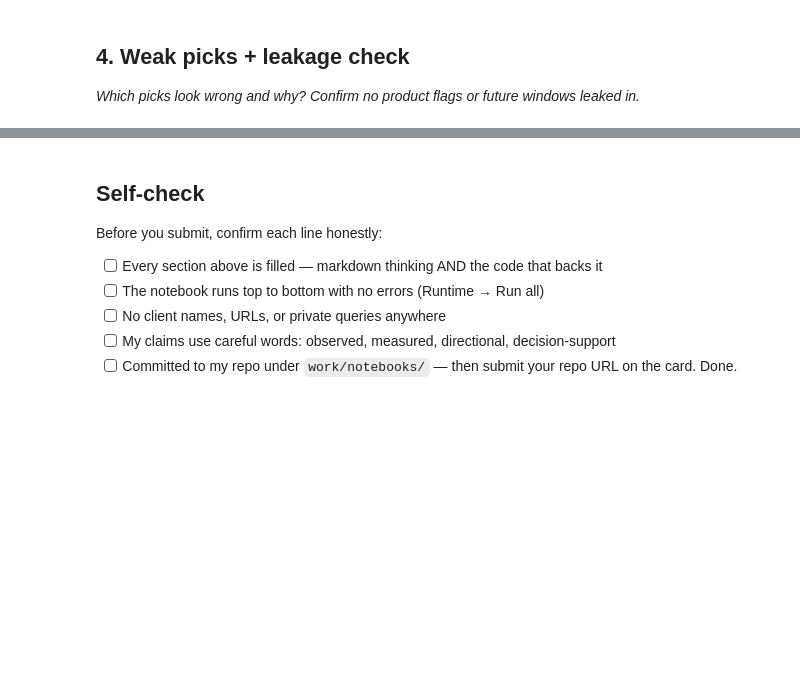
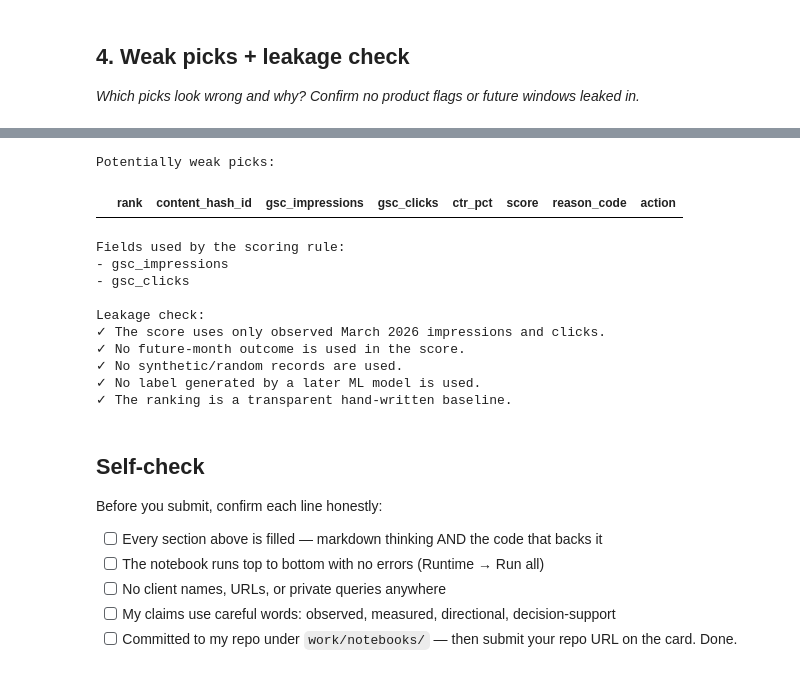
Before and after one commit to mukeshboolani786/flyrank-internship-ml, a Jupyter notebook: work/notebooks/w04_baseline_score.ipynb, the cells around one changed output, grey strips where cells are left out. Drawn from its saved outputs; the diff is of its cells as text; code cells hidden in the pictures; blank space fills up the shorter version.

```diff
--- a/work/notebooks/w04_baseline_score.ipynb
+++ b/work/notebooks/w04_baseline_score.ipynb
@@ -244,6 +367,57 @@ I have confirmed that no product flags or future windows were leaked into the ru
 # %%
-# This cell is for CODE (numbers, a query, a check).
+# Potentially weak recommendations.
+weak_picks = top20[
+    (top20["gsc_impressions"] < 300)
+    | (top20["gsc_clicks"] == 0)
+][
+    [
+        "rank",
+        "content_hash_id",
+        "gsc_impressions",
+        "gsc_clicks",
+        "ctr_pct",
+        "score",
+        "reason_code",
+        "action"
+    ]
+]
+
+print("Potentially weak picks:")
+display(weak_picks)
+
+
+# Explicit list of fields used by the baseline.
+baseline_inputs = [
+    "gsc_impressions",
+    "gsc_clicks"
+]
+
+print("\nFields used by the scoring rule:")
+for field in baseline_inputs:
+    print("-", field)
+
+
+# Basic leakage audit.
+print("\nLeakage check:")
+print("✓ The score uses only observed March 2026 impressions and clicks.")
+print("✓ No future-month outcome is used in the score.")
+print("✓ No synthetic/random records are used.")
+print("✓ No label generated by a later ML model is used.")
+print("✓ The ranking is a transparent hand-written baseline.")# This cell is for CODE (numbers, a query, a check).
 # Write your text answer in the cell ABOVE this one — typing sentences here breaks Run All.
+# %% [output]
+Potentially weak picks:
+|  | rank | content_hash_id | gsc_impressions | gsc_clicks | ctr_pct | score | reason_code | action |
+Fields used by the scoring rule:
+- gsc_impressions
+- gsc_clicks
+
+Leakage check:
+✓ The score uses only observed March 2026 impressions and clicks.
+✓ No future-month outcome is used in the score.
+✓ No synthetic/random records are used.
+✓ No label generated by a later ML model is used.
+✓ The ranking is a transparent hand-written baseline.
 # %%
 # This cell is intentionally left blank for any additional code-based checks if needed.
 # For this assignment, the leakage check was descriptive.
```
Also changed, not shown: parts of 16 cells of this notebook.
